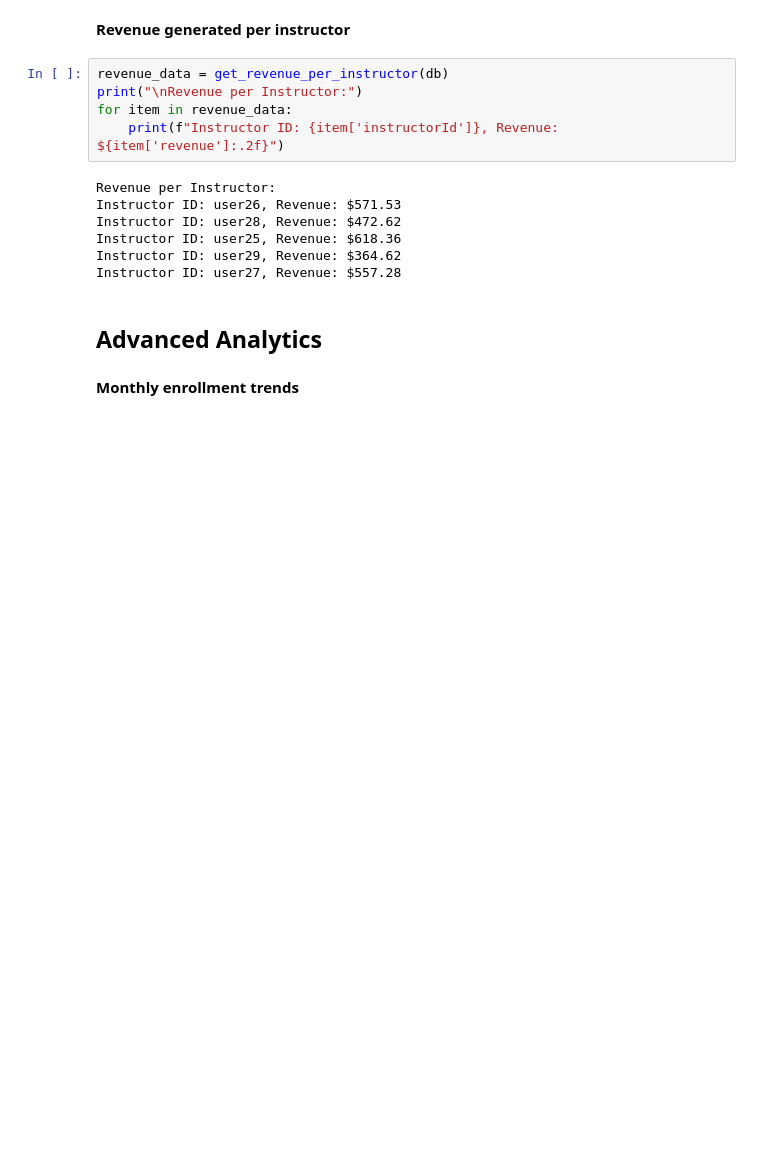
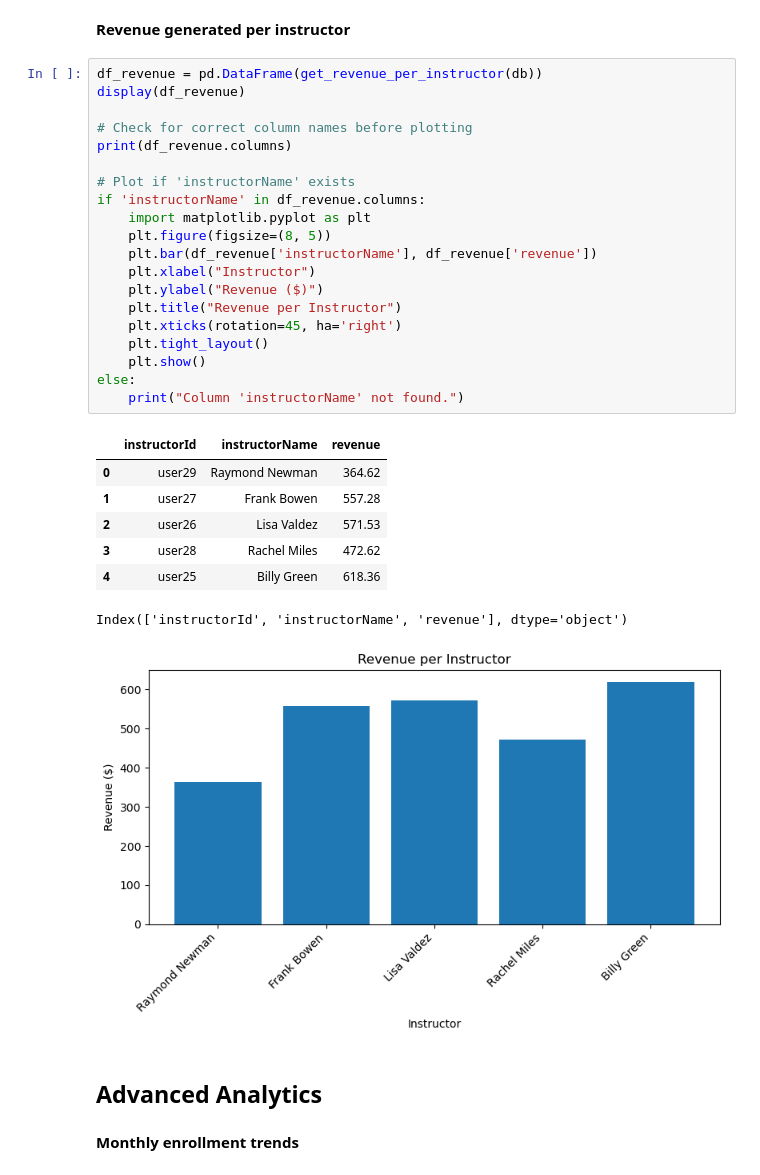
Before and after one commit to Becky090/mongodb-eduhub-project, a Jupyter notebook: notebooks/eduhub_mongodb_project.ipynb, the cells around one changed output. Saved outputs shown, nothing was run; the diff lists cells and outputs as text; blank space fills up the shorter version.

```diff
--- a/notebooks/eduhub_mongodb_project.ipynb
+++ b/notebooks/eduhub_mongodb_project.ipynb
@@ -503,18 +504,35 @@ Instructor ID: user25, Average Rating: 3.83
 # %% [markdown]
 
 **Revenue generated per instructor**
-# %%
-revenue_data = get_revenue_per_instructor(db)
-print("\nRevenue per Instructor:")
-for item in revenue_data:
-    print(f"Instructor ID: {item['instructorId']}, Revenue: ${item['revenue']:.2f}")
-# %% [output]
-Revenue per Instructor:
-Instructor ID: user26, Revenue: $571.53
-Instructor ID: user28, Revenue: $472.62
-Instructor ID: user25, Revenue: $618.36
-Instructor ID: user29, Revenue: $364.62
-Instructor ID: user27, Revenue: $557.28
+# %%
+df_revenue = pd.DataFrame(get_revenue_per_instructor(db))
+display(df_revenue)
+
+# Check for correct column names before plotting
+print(df_revenue.columns)
+
+# Plot if 'instructorName' exists
+if 'instructorName' in df_revenue.columns:
+    import matplotlib.pyplot as plt
+    plt.figure(figsize=(8, 5))
+    plt.bar(df_revenue['instructorName'], df_revenue['revenue'])
+    plt.xlabel("Instructor")
+    plt.ylabel("Revenue ($)")
+    plt.title("Revenue per Instructor")
+    plt.xticks(rotation=45, ha='right')
+    plt.tight_layout()
+    plt.show()
+else:
+    print("Column 'instructorName' not found.")
+# %% [output]
+|  | instructorId | instructorName | revenue |
+| 0 | user29 | Raymond Newman | 364.62 |
+| 1 | user27 | Frank Bowen | 557.28 |
+| 2 | user26 | Lisa Valdez | 571.53 |
+| 3 | user28 | Rachel Miles | 472.62 |
+| 4 | user25 | Billy Green | 618.36 |
+Index(['instructorId', 'instructorName', 'revenue'], dtype='object')
+[figure, added]
 # %% [markdown]
 ## **Advanced Analytics**
 # %% [markdown]
```
Also changed, not shown: parts of 14 cells of this notebook, 1 other file.
